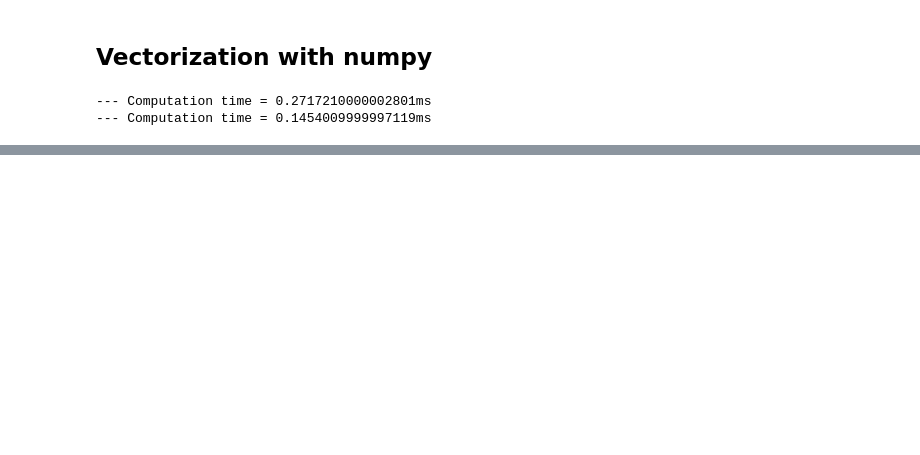
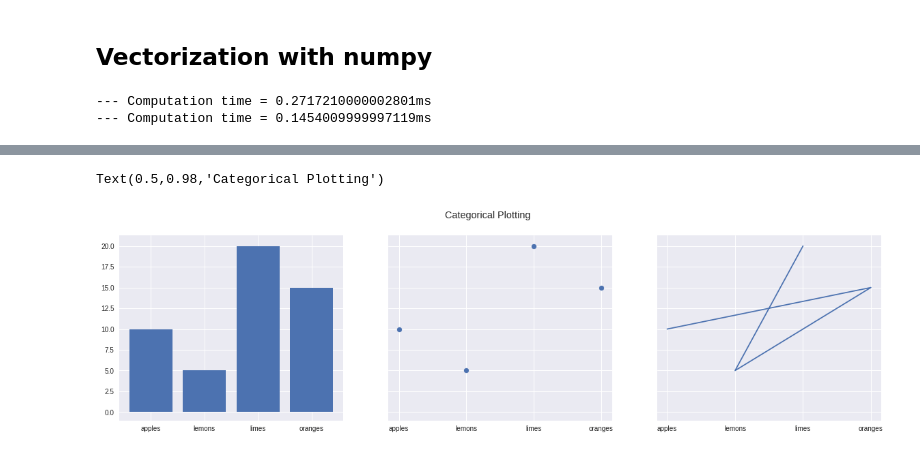
Before and after one commit to ghoshal7/python_basics, a Jupyter notebook: numpy_matplotlib.ipynb, the cells around one changed output, grey strips where cells are left out. Cells and saved outputs as stored; diff of their text form; code cells hidden in the pictures; blank space fills up the shorter version.

```diff
--- a/numpy_matplotlib.ipynb
+++ b/numpy_matplotlib.ipynb
@@ -251,0 +339,13 @@ print('--- Computation time = ' + str(1000*(toc - tic)) + "ms")
+# %%
+data = {'apples': 10, 'oranges': 15, 'lemons': 5, 'limes': 20}
+names = list(data.keys())
+values = list(data.values())
+
+fig, axs = plt.subplots(1, 3, figsize=(20,5), sharey=True)
+axs[0].bar(names, values)
+axs[1].scatter(names, values)
+axs[2].plot(names, values)
+fig.suptitle('Categorical Plotting')
+# %% [output]
+Text(0.5,0.98,'Categorical Plotting')
+[figure, added]
```
Also changed, not shown: parts of 11 cells of this notebook.
